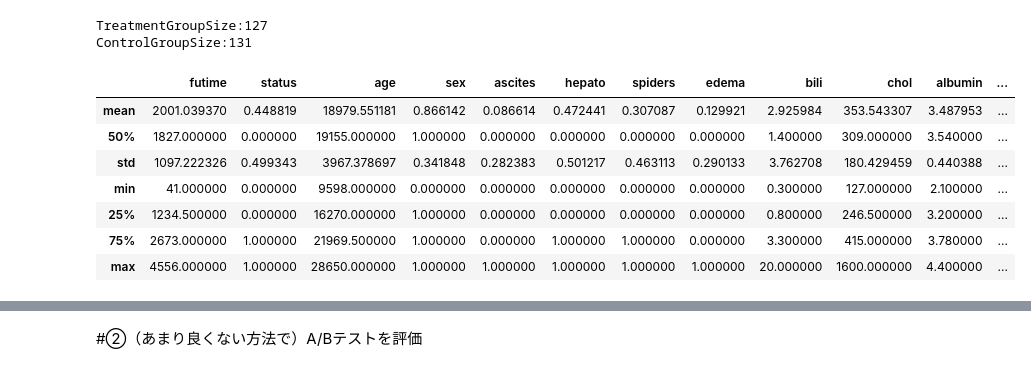
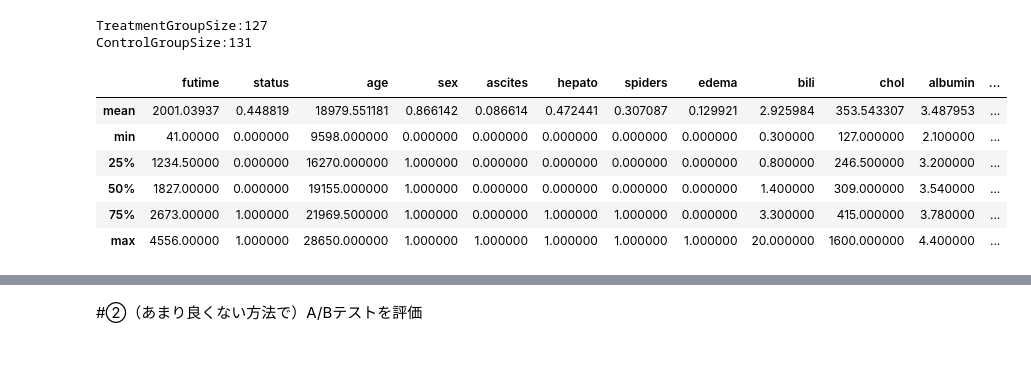
Before and after one commit to Itsuki-Hamano123/practice-casualeffect, a Jupyter notebook: Calculation_ATE_ATT_From_PBC.ipynb, the cells around one changed output, grey strips where cells are left out. Cells and saved outputs as stored; diff of their text form; code cells hidden in the pictures.

```diff
--- a/Calculation_ATE_ATT_From_PBC.ipynb
+++ b/Calculation_ATE_ATT_From_PBC.ipynb
@@ -220,15 +221,14 @@ TreatmentGroupSize:127
 ControlGroupSize:131
 # %%
 # 介入群の統計量
-TREATMENTGROUP_DATA.describe().loc[['mean','50%', 'std','min','25%','75%','max']]
+TREATMENTGROUP_DATA.describe().loc[['mean', 'min','25%', '50%','75%','max']]
 # %% [output]
 |  | futime | status | age | sex | ascites | hepato | spiders | edema | bili | chol | albumin | ... |
-| mean | 2001.039370 | 0.448819 | 18979.551181 | 0.866142 | 0.086614 | 0.472441 | 0.307087 | 0.129921 | 2.925984 | 353.543307 | 3.487953 | ... |
-| 50% | 1827.000000 | 0.000000 | 19155.000000 | 1.000000 | 0.000000 | 0.000000 | 0.000000 | 0.000000 | 1.400000 | 309.000000 | 3.540000 | ... |
-| std | 1097.222326 | 0.499343 | 3967.378697 | 0.341848 | 0.282383 | 0.501217 | 0.463113 | 0.290133 | 3.762708 | 180.429459 | 0.440388 | ... |
-| min | 41.000000 | 0.000000 | 9598.000000 | 0.000000 | 0.000000 | 0.000000 | 0.000000 | 0.000000 | 0.300000 | 127.000000 | 2.100000 | ... |
-| 25% | 1234.500000 | 0.000000 | 16270.000000 | 1.000000 | 0.000000 | 0.000000 | 0.000000 | 0.000000 | 0.800000 | 246.500000 | 3.200000 | ... |
-| 75% | 2673.000000 | 1.000000 | 21969.500000 | 1.000000 | 0.000000 | 1.000000 | 1.000000 | 0.000000 | 3.300000 | 415.000000 | 3.780000 | ... |
-| max | 4556.000000 | 1.000000 | 28650.000000 | 1.000000 | 1.000000 | 1.000000 | 1.000000 | 1.000000 | 20.000000 | 1600.000000 | 4.400000 | ... |
+| mean | 2001.03937 | 0.448819 | 18979.551181 | 0.866142 | 0.086614 | 0.472441 | 0.307087 | 0.129921 | 2.925984 | 353.543307 | 3.487953 | ... |
+| min | 41.00000 | 0.000000 | 9598.000000 | 0.000000 | 0.000000 | 0.000000 | 0.000000 | 0.000000 | 0.300000 | 127.000000 | 2.100000 | ... |
+| 25% | 1234.50000 | 0.000000 | 16270.000000 | 1.000000 | 0.000000 | 0.000000 | 0.000000 | 0.000000 | 0.800000 | 246.500000 | 3.200000 | ... |
+| 50% | 1827.00000 | 0.000000 | 19155.000000 | 1.000000 | 0.000000 | 0.000000 | 0.000000 | 0.000000 | 1.400000 | 309.000000 | 3.540000 | ... |
+| 75% | 2673.00000 | 1.000000 | 21969.500000 | 1.000000 | 0.000000 | 1.000000 | 1.000000 | 0.000000 | 3.300000 | 415.000000 | 3.780000 | ... |
+| max | 4556.00000 | 1.000000 | 28650.000000 | 1.000000 | 1.000000 | 1.000000 | 1.000000 | 1.000000 | 20.000000 | 1600.000000 | 4.400000 | ... |
 # %%
 # コントロール群の統計量
```
Also changed, not shown: parts of 14 cells of this notebook.
